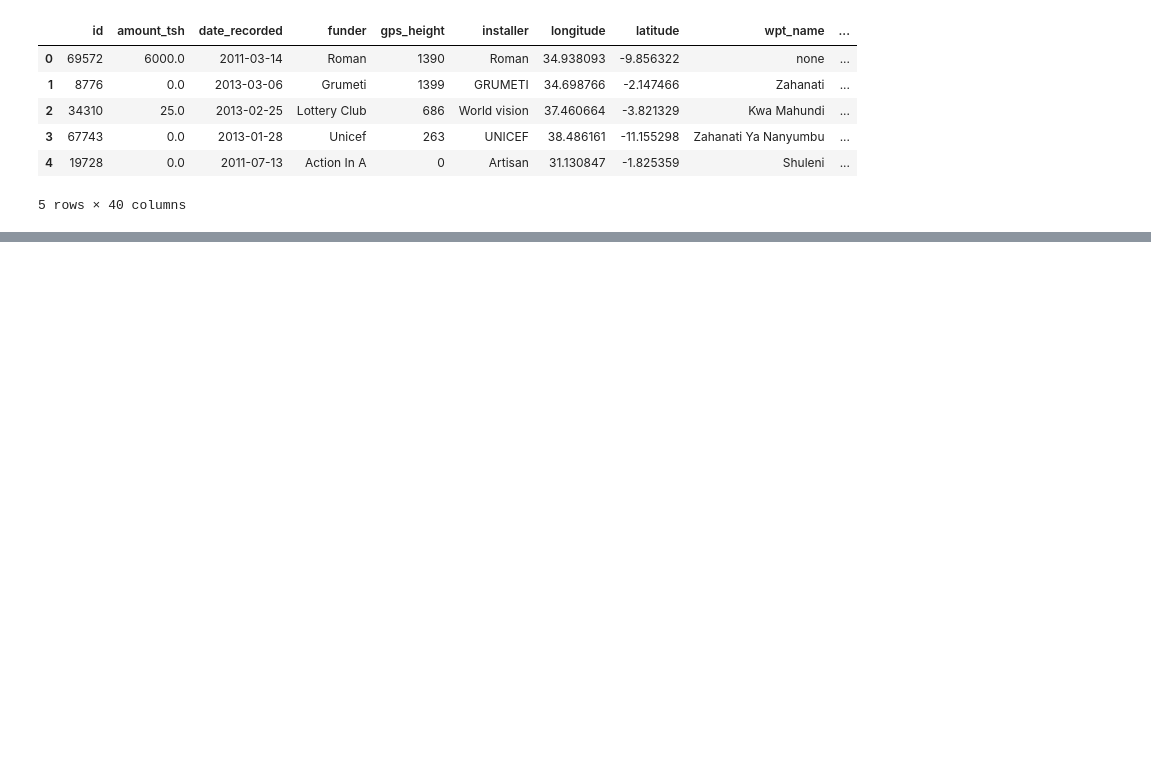
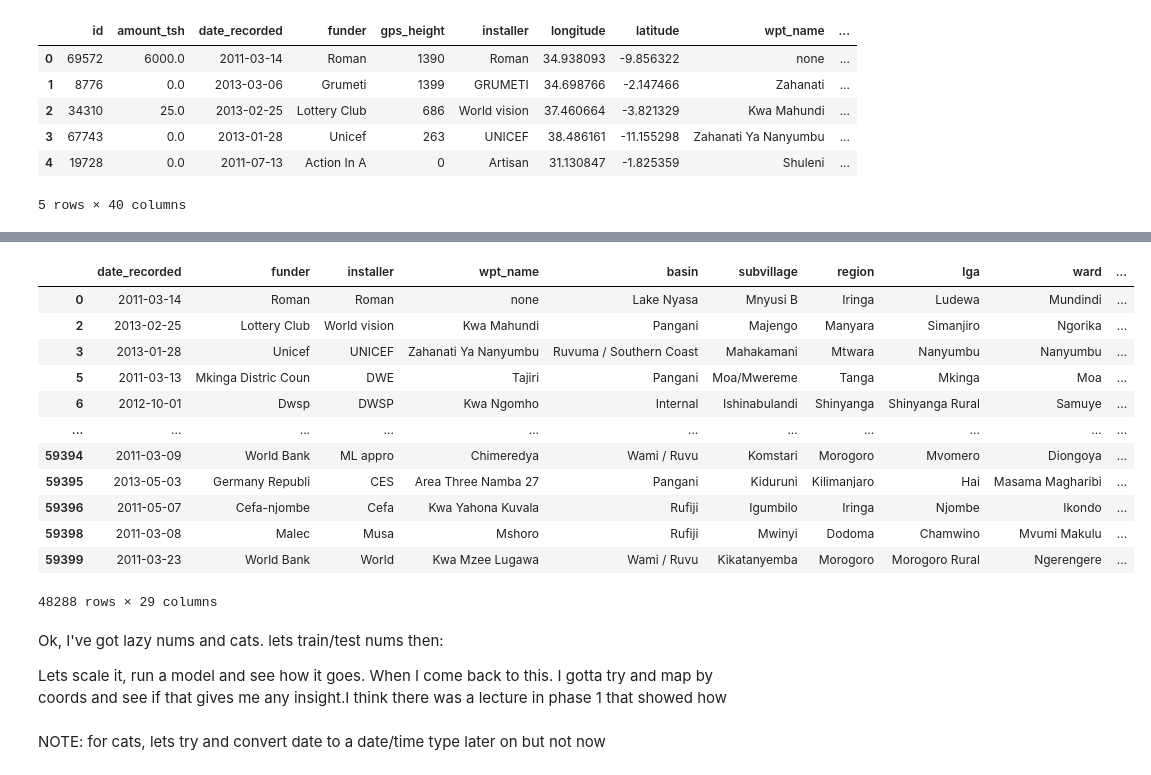
Before and after one commit to mduncan23/Tanzanian-Water-Wells-Analysis, a Jupyter notebook: Water_well_project.ipynb, the cells around one changed output, grey strips where cells are left out. Drawn from its saved outputs; the diff is of its cells as text; code cells hidden in the pictures; blank space fills up the shorter version.

```diff
--- a/Water_well_project.ipynb
+++ b/Water_well_project.ipynb
@@ -60,0 +275,2 @@ Name: status_group, dtype: int64
+# %%
+lazy_df_clean.dropna(inplace=True)
@@ -60,0 +309,4 @@ Name: status_group, dtype: int64
+# %%
+lazy_df_clean = lazy_df_clean.drop(['id'], axis=1)
+# %%
+y_lazy = lazy_df_clean.pop('target')
@@ -60,0 +331,25 @@ Name: status_group, dtype: int64
+# %%
+lazy_cats = lazy_df_clean.select_dtypes('object')
+# %%
+lazy_cats
+# %% [output]
+|  | date_recorded | funder | installer | wpt_name | basin | subvillage | region | lga | ward | ... |
+| 0 | 2011-03-14 | Roman | Roman | none | Lake Nyasa | Mnyusi B | Iringa | Ludewa | Mundindi | ... |
+| 2 | 2013-02-25 | Lottery Club | World vision | Kwa Mahundi | Pangani | Majengo | Manyara | Simanjiro | Ngorika | ... |
+| 3 | 2013-01-28 | Unicef | UNICEF | Zahanati Ya Nanyumbu | Ruvuma / Southern Coast | Mahakamani | Mtwara | Nanyumbu | Nanyumbu | ... |
+| 5 | 2011-03-13 | Mkinga Distric Coun | DWE | Tajiri | Pangani | Moa/Mwereme | Tanga | Mkinga | Moa | ... |
+| 6 | 2012-10-01 | Dwsp | DWSP | Kwa Ngomho | Internal | Ishinabulandi | Shinyanga | Shinyanga Rural | Samuye | ... |
+| ... | ... | ... | ... | ... | ... | ... | ... | ... | ... | ... |
+| 59394 | 2011-03-09 | World Bank | ML appro | Chimeredya | Wami / Ruvu | Komstari | Morogoro | Mvomero | Diongoya | ... |
+| 59395 | 2013-05-03 | Germany Republi | CES | Area Three Namba 27 | Pangani | Kiduruni | Kilimanjaro | Hai | Masama Magharibi | ... |
+| 59396 | 2011-05-07 | Cefa-njombe | Cefa | Kwa Yahona Kuvala | Rufiji | Igumbilo | Iringa | Njombe | Ikondo | ... |
+| 59398 | 2011-03-08 | Malec | Musa | Mshoro | Rufiji | Mwinyi | Dodoma | Chamwino | Mvumi Makulu | ... |
+| 59399 | 2011-03-23 | World Bank | World | Kwa Mzee Lugawa | Wami / Ruvu | Kikatanyemba | Morogoro | Morogoro Rural | Ngerengere | ... |
+48288 rows × 29 columns
+# %% [markdown]
+Ok, I've got lazy nums and cats.
+lets train/test nums then:
+
+Lets scale it, run a model and see how it goes. When I come back to this. I gotta try and map by coords and see if that gives me any insight.I think there was a lecture in phase 1 that showed how
+# %% [markdown]
+NOTE: for cats, lets try and convert date to a date/time type later on but not now
```
Also changed, not shown: parts of 95 cells of this notebook.
